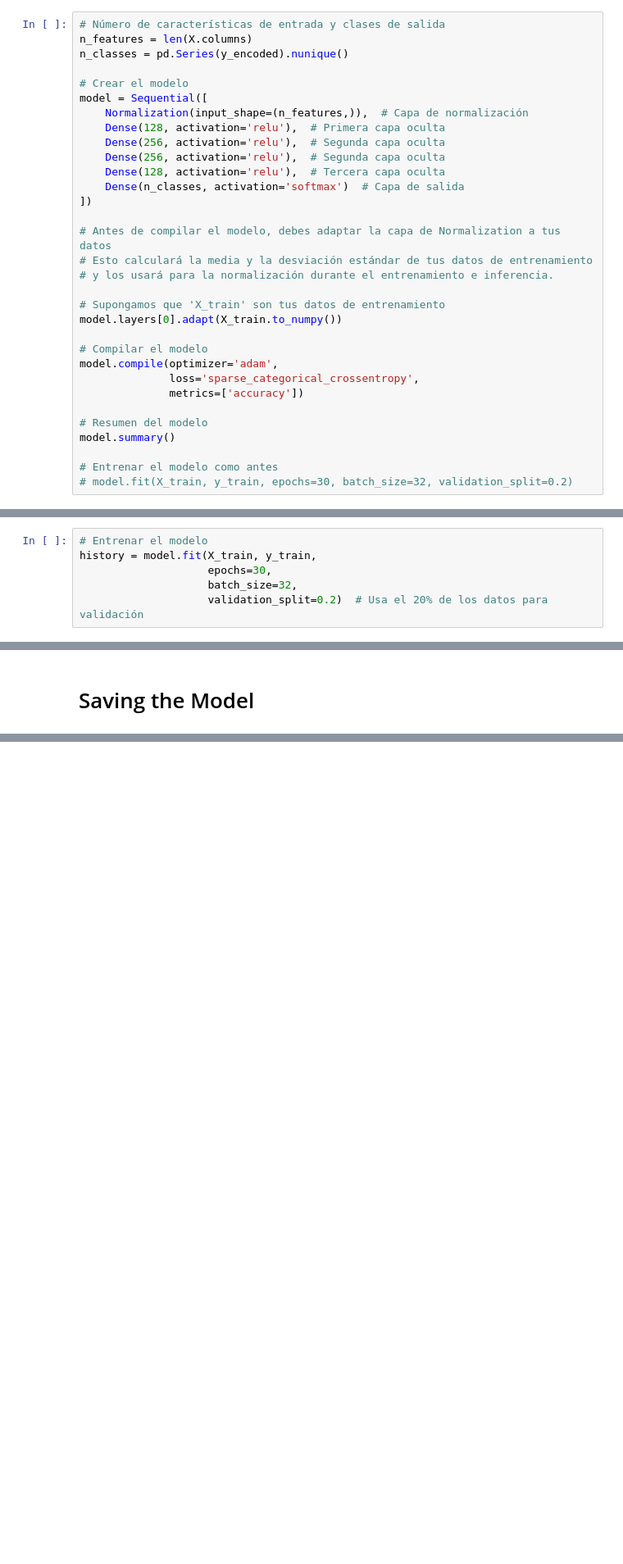
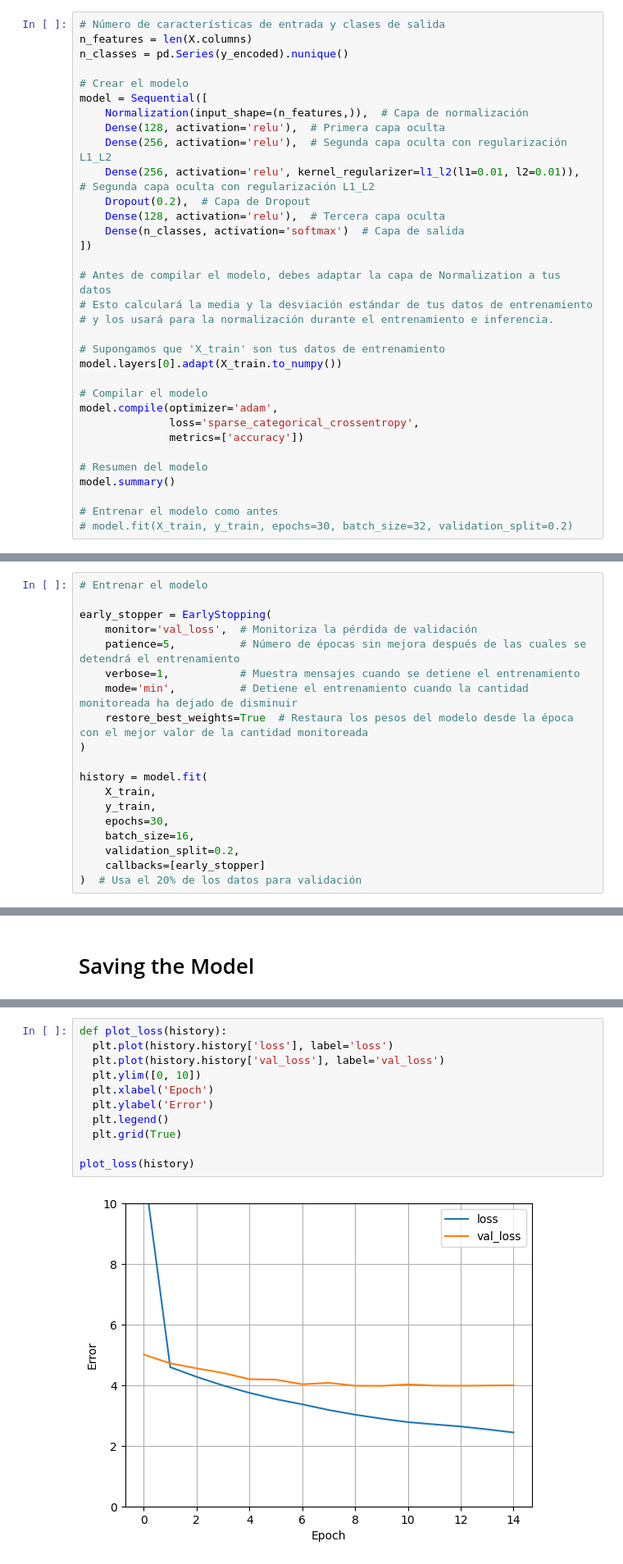
Before and after one commit to josueelias9/ML-project, a Jupyter notebook: notebooks/DNN.ipynb, the cells around one changed output, grey strips where cells are left out. Shown at 82% size. Drawn from its saved outputs; the diff is of its cells as text; blank space fills up the shorter version.

```diff
--- a/notebooks/DNN.ipynb
+++ b/notebooks/DNN.ipynb
@@ -59,8 +63,9 @@ n_classes = pd.Series(y_encoded).nunique()
 model = Sequential([
     Normalization(input_shape=(n_features,)),  # Capa de normalización
     Dense(128, activation='relu'),  # Primera capa oculta
-    Dense(256, activation='relu'),  # Segunda capa oculta
-    Dense(256, activation='relu'),  # Segunda capa oculta
+    Dense(256, activation='relu'),  # Segunda capa oculta con regularización L1_L2
+    Dense(256, activation='relu', kernel_regularizer=l1_l2(l1=0.01, l2=0.01)),  # Segunda capa oculta con regularización L1_L2
+    Dropout(0.2),  # Capa de Dropout
     Dense(128, activation='relu'),  # Tercera capa oculta
     Dense(n_classes, activation='softmax')  # Capa de salida
 ])
@@ -102,9 +110,3 @@ Model: "sequential_6"
  Total params: 223,472 (872.94 KB)
  Trainable params: 223,389 (872.61 KB)
  Non-trainable params: 83 (336.00 B)
-# %%
-# Entrenar el modelo
-history = model.fit(X_train, y_train,
-                    epochs=30,
-                    batch_size=32,
-                    validation_split=0.2)  # Usa el 20% de los datos para validación
@@ -128,0 +113,19 @@ Epoch 30/30
+# %%
+# Entrenar el modelo
+
+early_stopper = EarlyStopping(
+    monitor='val_loss',  # Monitoriza la pérdida de validación
+    patience=5,          # Número de épocas sin mejora después de las cuales se detendrá el entrenamiento
+    verbose=1,           # Muestra mensajes cuando se detiene el entrenamiento
+    mode='min',          # Detiene el entrenamiento cuando la cantidad monitoreada ha dejado de disminuir
+    restore_best_weights=True  # Restaura los pesos del modelo desde la época con el mejor valor de la cantidad monitoreada
+)
+
+history = model.fit(
+    X_train,
+    y_train,
+    epochs=30,
+    batch_size=16,
+    validation_split=0.2,
+    callbacks=[early_stopper]
+)  # Usa el 20% de los datos para validación
@@ -145,0 +167,13 @@ model.save('../models/my_model.keras')
+# %%
+def plot_loss(history):
+  plt.plot(history.history['loss'], label='loss')
+  plt.plot(history.history['val_loss'], label='val_loss')
+  plt.ylim([0, 10])
+  plt.xlabel('Epoch')
+  plt.ylabel('Error')
+  plt.legend()
+  plt.grid(True)
+
+plot_loss(history)
+# %% [output]
+[figure, added]
```
Also changed, not shown: parts of 8 cells of this notebook, 7 other files.
